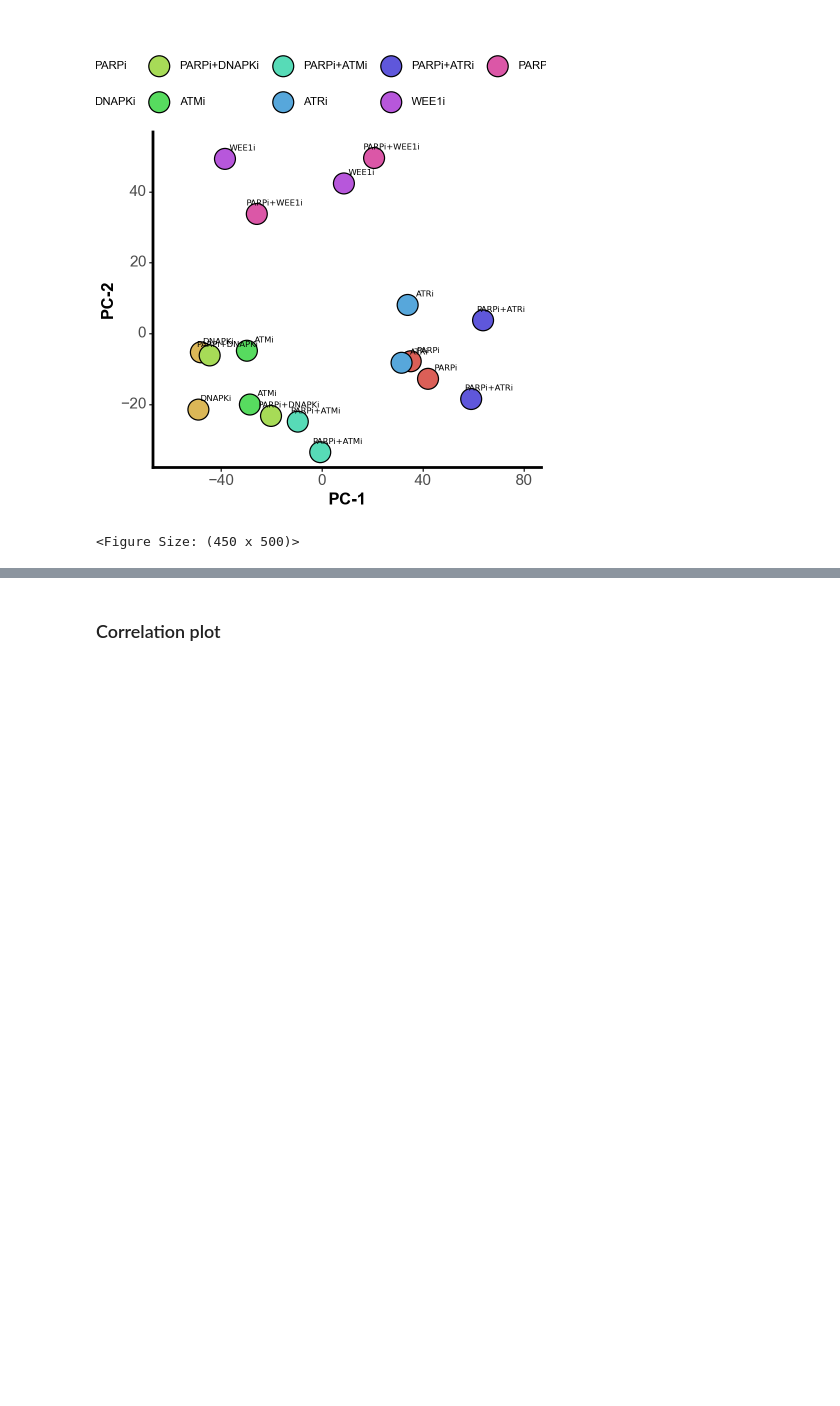
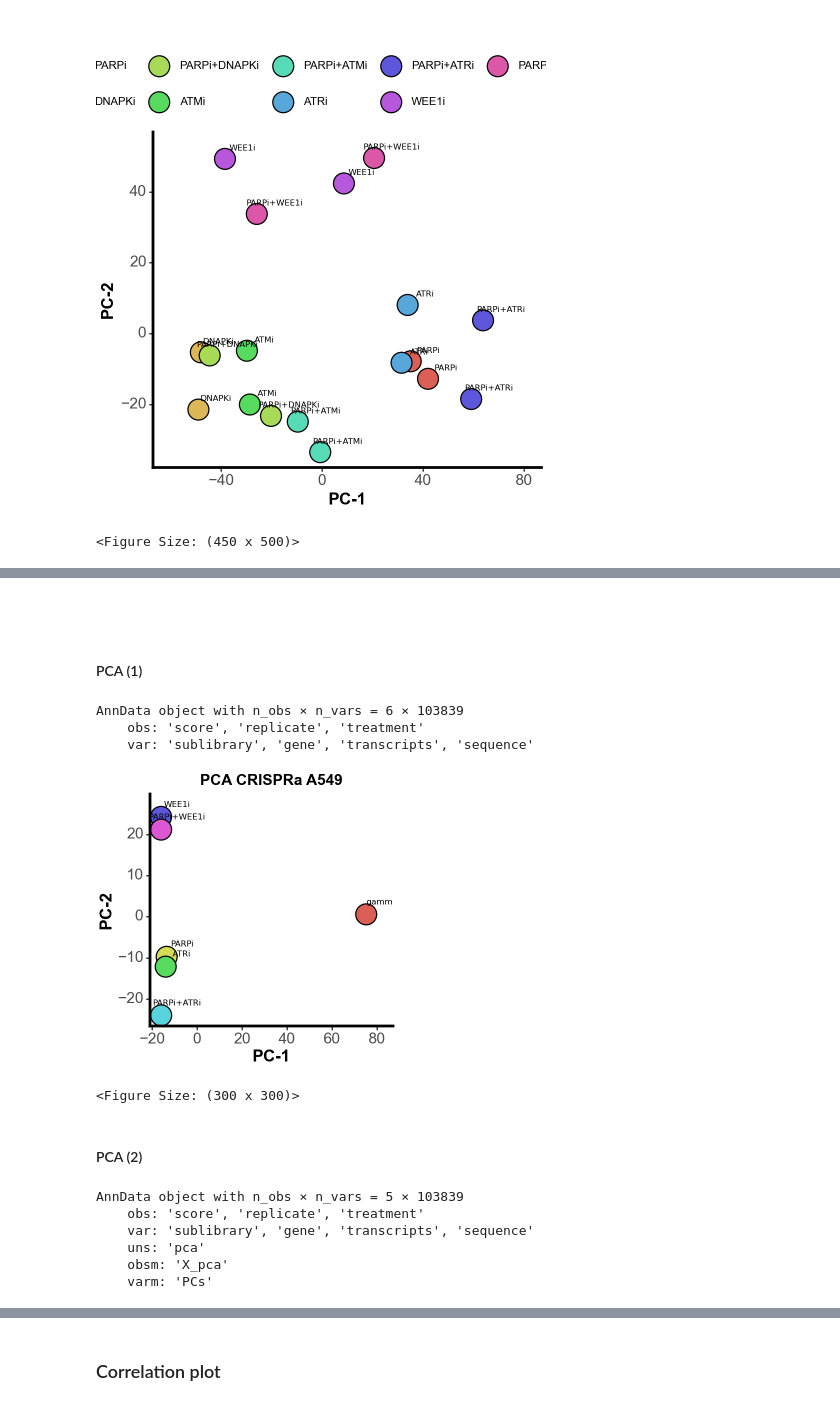
Before and after one commit to abearab/DDRi-screens, a Jupyter notebook: 1-correlations.ipynb, the cells around one changed output, grey strips where cells are left out. Cells and saved outputs as stored; diff of their text form; code cells hidden in the pictures; blank space fills up the shorter version.

```diff
--- a/1-correlations.ipynb
+++ b/1-correlations.ipynb
@@ -104,0 +105,16 @@ Ci.comparisons
+# %%
+def get_pdata(screen,filter_zero=True):
+    pdata = ad.AnnData(
+        X = screen.phenotypes['phenotypes'].T,
+        var = screen.adata.obs
+    )
+
+    for k,v in screen.comparisons.items():
+        pdata.obs.index = pdata.obs.index.str.replace(v,k)
+
+    if filter_zero:
+        pdata = pdata[:,pdata.to_df().isna().sum(axis=0).eq(0)]
+
+    pdata.obs = pd.DataFrame(list(pdata.obs.index.str.split(' ')), columns = ['score','replicate'],index=pdata.obs.index,dtype=str)
+
+    return pdata
@@ -368,0 +380,4 @@ pca_p.save('PCA_ggplot.pdf')
+# %%
+Ca_A549_pdata = get_pdata(Ca_A549)
+
+Ca_A549_pdata = Ca_A549_pdata[~Ca_A549_pdata.obs.score.str.contains('tau')].copy()
@@ -368,0 +394,19 @@ pca_p.save('PCA_ggplot.pdf')
+# %%
+Ca_A549_pdata.obs.score = pd.Categorical(
+    Ca_A549_pdata.obs.score,
+    categories=['gamma',
+                'PARPi',
+                'ATRi',
+                'PARPi+ATRi',
+                'WEE1i',
+                'PARPi+WEE1i'
+               ]
+)
+
+
+Ca_A549_pdata.obs['treatment'] = 'ctrl'
+Ca_A549_pdata.obs.loc[Ca_A549_pdata.obs.score.str.contains('i'),'treatment'] = 'mono'
+Ca_A549_pdata.obs.loc[Ca_A549_pdata.obs.score.str.contains('i\+'),'treatment'] = 'combo'
+Ca_A549_pdata.obs['treatment'] = pd.Categorical(Ca_A549_pdata.obs['treatment'],categories=['ctrl','mono','combo'])
+# %% [markdown]
+####
@@ -368,0 +415,2 @@ pca_p.save('PCA_ggplot.pdf')
+# %% [markdown]
+#### PCA (1)
@@ -368,0 +421,14 @@ pca_p.save('PCA_ggplot.pdf')
+# %%
+Ca_A549_pdata
+# %% [output]
+AnnData object with n_obs × n_vars = 6 × 103839
+    obs: 'score', 'replicate', 'treatment'
+    var: 'sublibrary', 'gene', 'transcripts', 'sequence'
+# %%
+Ca_A549_pca = plot_ggplot_pca(Ca_A549_pdata,fill='score',legend_position='none', figure_size=(3,3)) \
+ + ggtitle('PCA CRISPRa A549') + theme(plot_title= element_text(weight='bold', ha='center'))
+# %%
+Ca_A549_pca
+# %% [output]
+[figure, added]
+<Figure Size: (300 x 300)>
@@ -368,0 +437,2 @@ pca_p.save('PCA_ggplot.pdf')
+# %% [markdown]
+#### PCA (2)
@@ -368,0 +445,9 @@ pca_p.save('PCA_ggplot.pdf')
+# %%
+Ca_A549_pdata_no_gamma
+# %% [output]
+AnnData object with n_obs × n_vars = 5 × 103839
+    obs: 'score', 'replicate', 'treatment'
+    var: 'sublibrary', 'gene', 'transcripts', 'sequence'
+    uns: 'pca'
+    obsm: 'X_pca'
+    varm: 'PCs'
```
Also changed, not shown: parts of 54 cells of this notebook, 2 other files.
